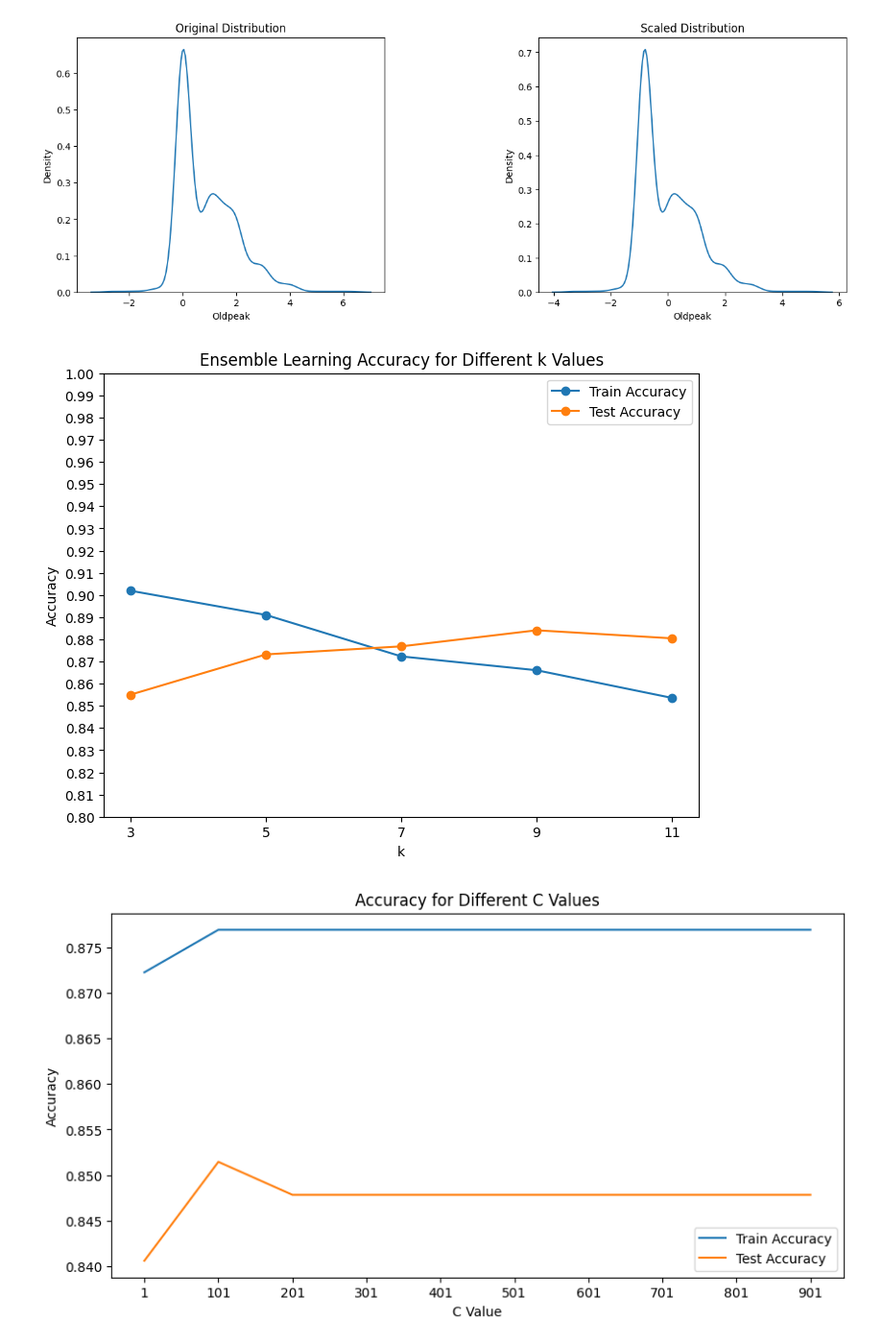
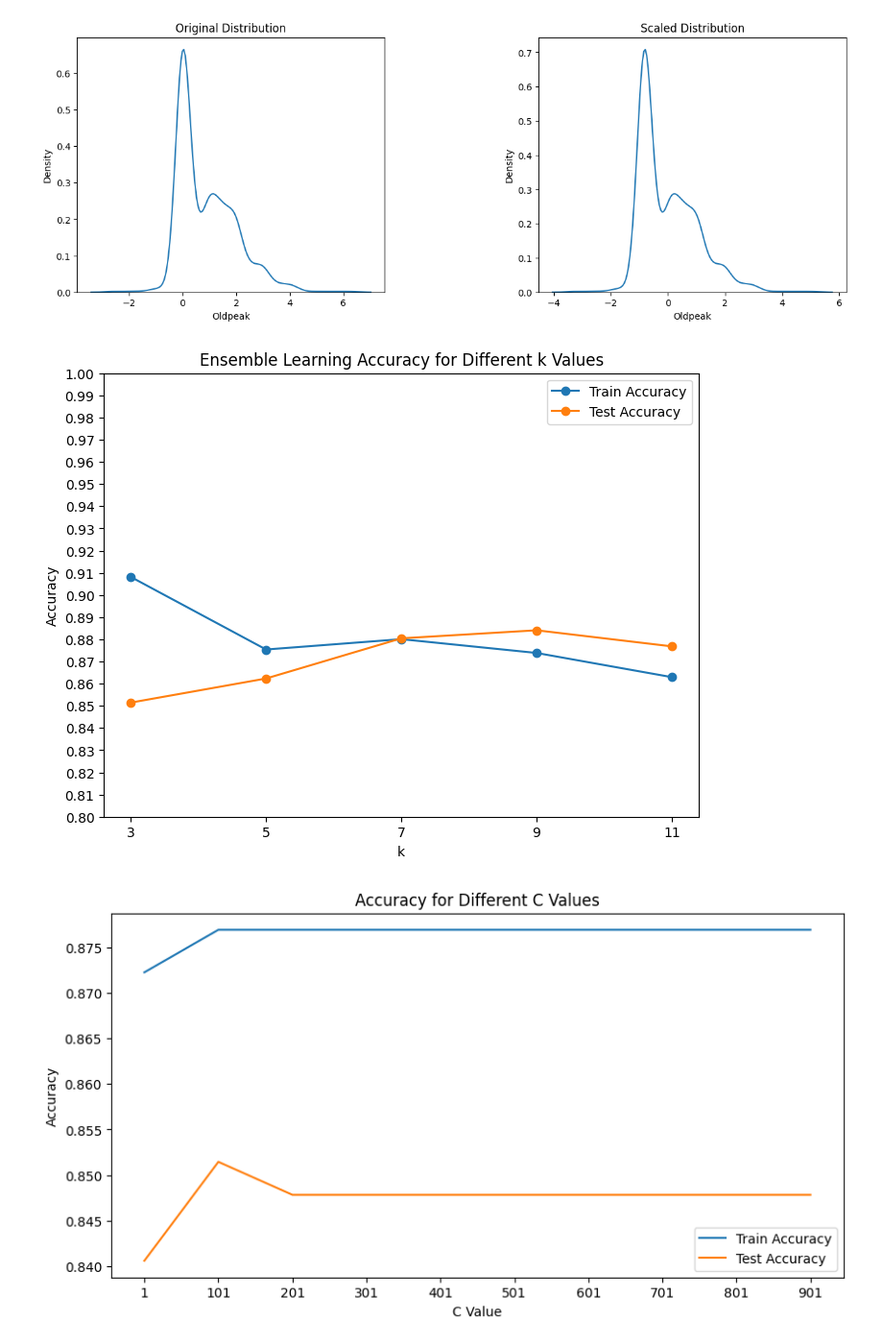
Before and after one commit to nbzuong/ML_Project, a Jupyter notebook: heart_predict.ipynb, the cells around one changed output. Shown at 96% size. Saved outputs shown, nothing was run; the diff lists cells and outputs as text; code cells hidden in the pictures.

```diff
--- a/heart_predict.ipynb
+++ b/heart_predict.ipynb
@@ -202,6 +202,9 @@ import numpy as np
 import matplotlib.pyplot as plt
 from sklearn.neighbors import KNeighborsClassifier
 from sklearn.metrics import accuracy_score
+
+feature_train=np.array(feature_train)
+target_train=np.array(target_train)
 
 # Define the number of base classifiers in the ensemble
 num_classifiers = 5
@@ -250,34 +253,34 @@ for k in k_values:
     ensemble_train_predictions = np.round(ensemble_train_predictions)
 
     # Combine the predictions using weighted voting for test set
     ensemble_test_predictions = np.zeros_like(test_predictions[0], dtype=np.float64)
 
     for i in range(len(classifiers)):
         ensemble_test_predictions += weights[i] * test_predictions[i]
 
     ensemble_test_predictions = np.round(ensemble_test_predictions)
 
     # Evaluate the ensemble's accuracy for training and test sets
     ensemble_train_accuracy = accuracy_score(target_train, ensemble_train_predictions)
     ensemble_test_accuracy = accuracy_score(target_test, ensemble_test_predictions)
 
     ensemble_train_accuracies.append(ensemble_train_accuracy)
     ensemble_test_accuracies.append(ensemble_test_accuracy)
 
 # Plot the ensemble accuracies for different k values
 plt.figure(figsize=(8, 6))
 plt.plot(k_values, ensemble_train_accuracies, marker='o', label='Train Accuracy')
 plt.plot(k_values, ensemble_test_accuracies, marker='o', label='Test Accuracy')
 plt.xlabel('k')
 plt.ylabel('Accuracy')
 plt.title('Ensemble Learning Accuracy for Different k Values')
 plt.legend()
 plt.xticks(k_values)
 plt.yticks(np.arange(0.8, 1.01, 0.01))  # Set y-axis ticks from 0.8 to 1 with a step of 0.01
 plt.ylim(0.8, 1)
 plt.show()
 # %% [output]
-[figure, old version]
+[figure, new version]
 # %%
 #using SVM model with accuracy score for different C values for both train and test set and plotting the graph
 from sklearn.svm import SVC
```
